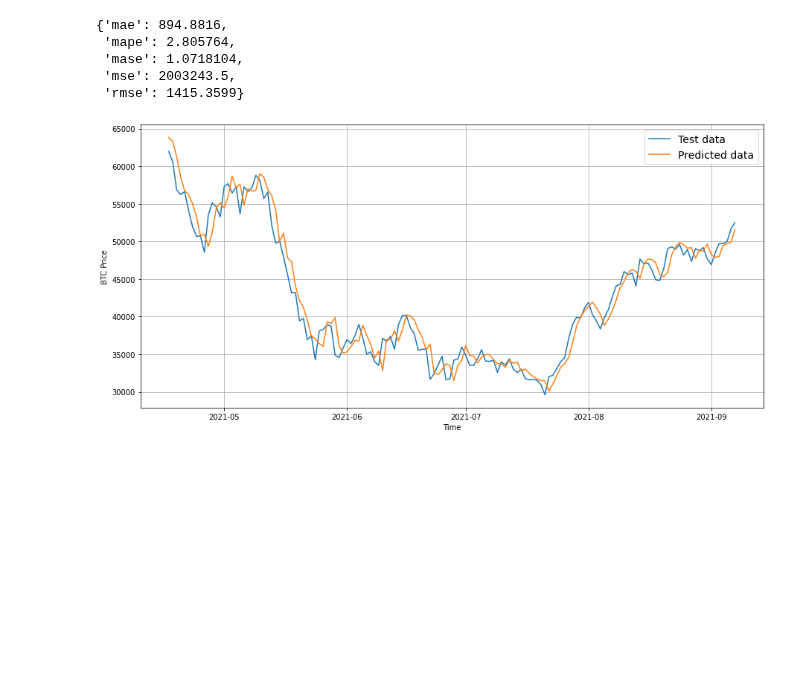
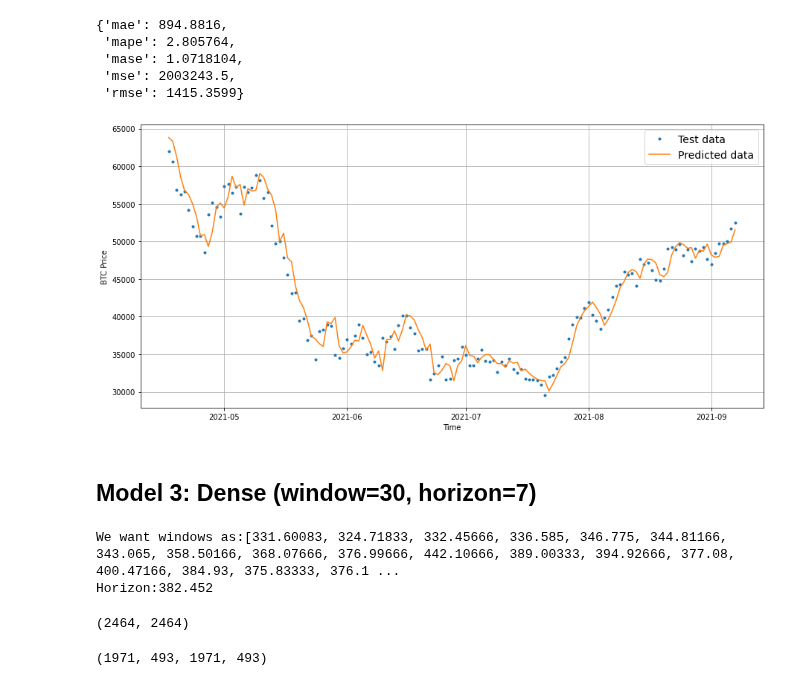
Before and after one commit to imran9891/TensorFlow, a Jupyter notebook: 10_time_series_forecasing_with_tensorflow.ipynb, the cells around one changed output. Saved outputs shown, nothing was run; the diff lists cells and outputs as text; code cells hidden in the pictures; blank space fills up the shorter version.

```diff
--- a/10_time_series_forecasing_with_tensorflow.ipynb
+++ b/10_time_series_forecasing_with_tensorflow.ipynb
@@ -793,16 +808,18 @@ model_2_results
 # %%
 # Plot model 2 predictions
 offset=350
 plt.figure(figsize=(15,7))
 plot_time_series(timesteps=X_test[-len(test_windows_30):],
                  values=test_labels_30,
-                 format="-",
+                 format=".",
                  start=offset,
                  label="Test data")
 plot_time_series(timesteps=X_test[-len(test_windows_30):],
                  values=model_2_preds,
                  format="-",
                  start=offset,
                  label="Predicted data")
 # %% [output]
-[figure, old version]
+[figure, new version]
+# %% [markdown]
+## Model 3: Dense (window=30, horizon=7)
@@ -808,0 +830,19 @@ plot_time_series(timesteps=X_test[-len(test_windows_30):],
+# %%
+print(f"We want windows as:{btc_price[:30]}\nHorizon:{btc_price[30]}")
+# %% [output]
+We want windows as:[331.60083, 324.71833, 332.45666, 336.585, 346.775, 344.81166, 343.065, 358.50166, 368.07666, 376.99666, 442.10666, 389.00333, 394.92666, 377.08, 400.47166, 384.93, 375.83333, 376.1 ...
+Horizon:382.452
+# %%
+# Making windows and horizons of required shape
+full_windows, full_labels = make_windows(x=prices, window_size=WINDOW_SIZE, horizon=HORIZON)
+len(full_windows), len(full_labels)
+# %% [output]
+(2464, 2464)
+# %%
+# Splitting into training and testing datasets
+train_windows, test_windows, train_labels, test_labels = make_train_test_splits(windows=full_windows,
+                                                                                labels=full_labels,
+                                                                                test_split=0.2)
+len(train_windows), len(test_windows), len(train_labels), len(test_labels)
+# %% [output]
+(1971, 493, 1971, 493)
```
Also changed, not shown: parts of 37 cells of this notebook.
